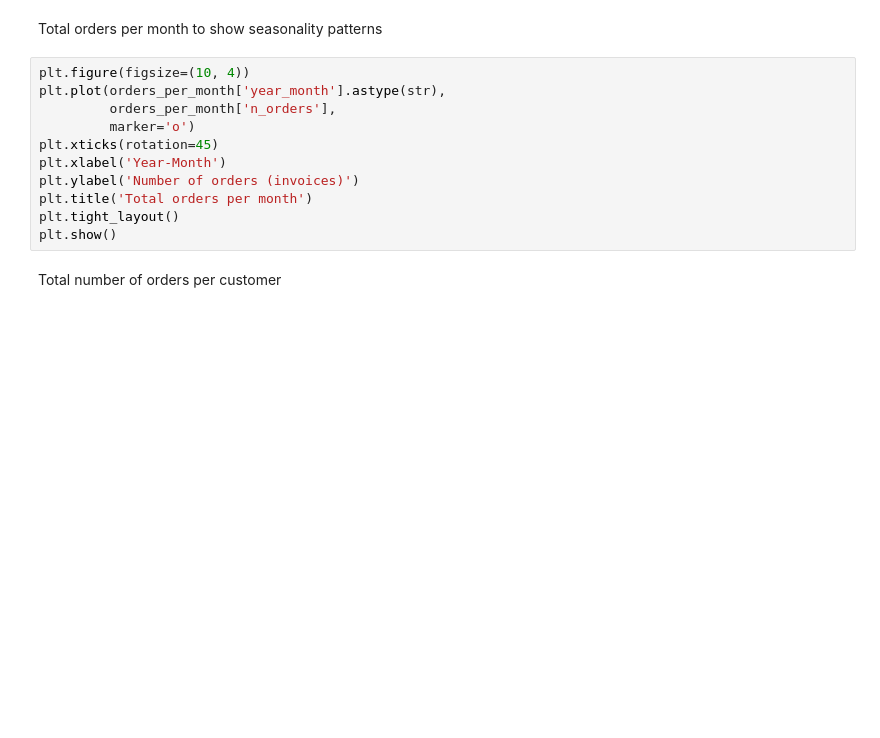
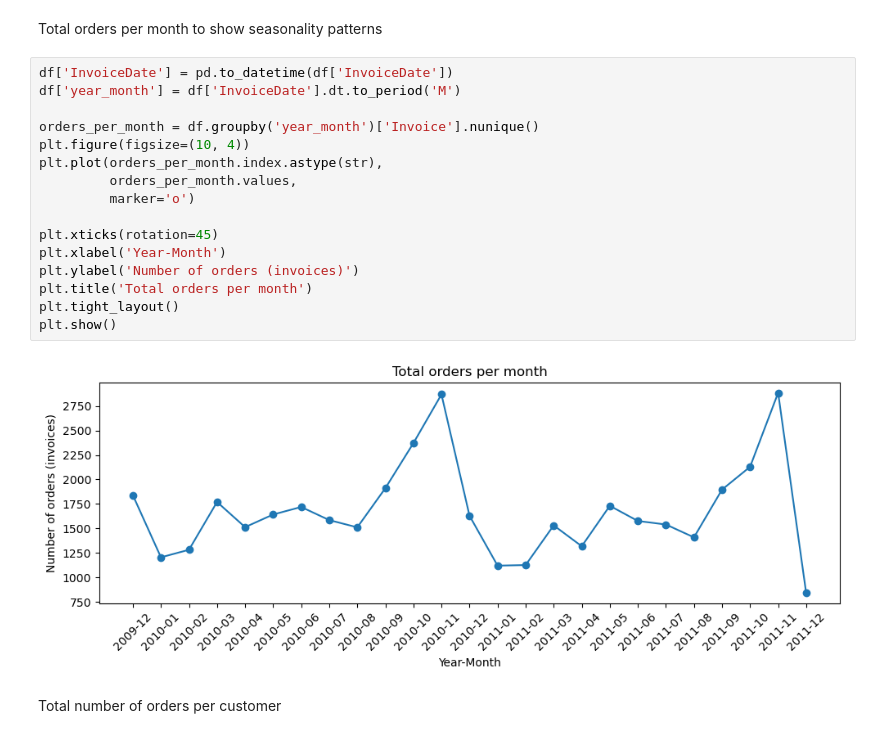
Before and after one commit to erminaashraf/wholesale-reorder-prediction, a Jupyter notebook: reorder_prediction.ipynb, the cells around one changed output. Drawn from its saved outputs; the diff is of its cells as text; blank space fills up the shorter version.

```diff
--- a/reorder_prediction.ipynb
+++ b/reorder_prediction.ipynb
@@ -46,16 +150,23 @@ NameError: name 'df' is not defined
 # %% [markdown]
 Total orders per month to show seasonality patterns
 # %%
+df['InvoiceDate'] = pd.to_datetime(df['InvoiceDate'])
+df['year_month'] = df['InvoiceDate'].dt.to_period('M')
+
+orders_per_month = df.groupby('year_month')['Invoice'].nunique()
 plt.figure(figsize=(10, 4))
-plt.plot(orders_per_month['year_month'].astype(str),
-         orders_per_month['n_orders'],
+plt.plot(orders_per_month.index.astype(str),
+         orders_per_month.values,
          marker='o')
+
 plt.xticks(rotation=45)
 plt.xlabel('Year-Month')
 plt.ylabel('Number of orders (invoices)')
 plt.title('Total orders per month')
 plt.tight_layout()
 plt.show()
+# %% [output]
+[figure, added]
 # %% [markdown]
 Total number of orders per customer
 # %%
```
Also changed, not shown: parts of 48 cells of this notebook.
